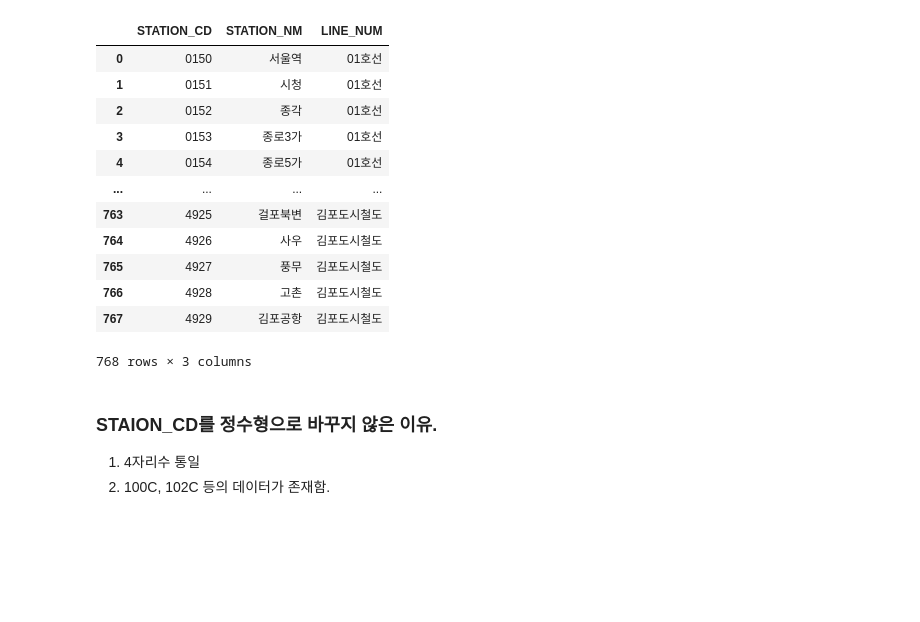
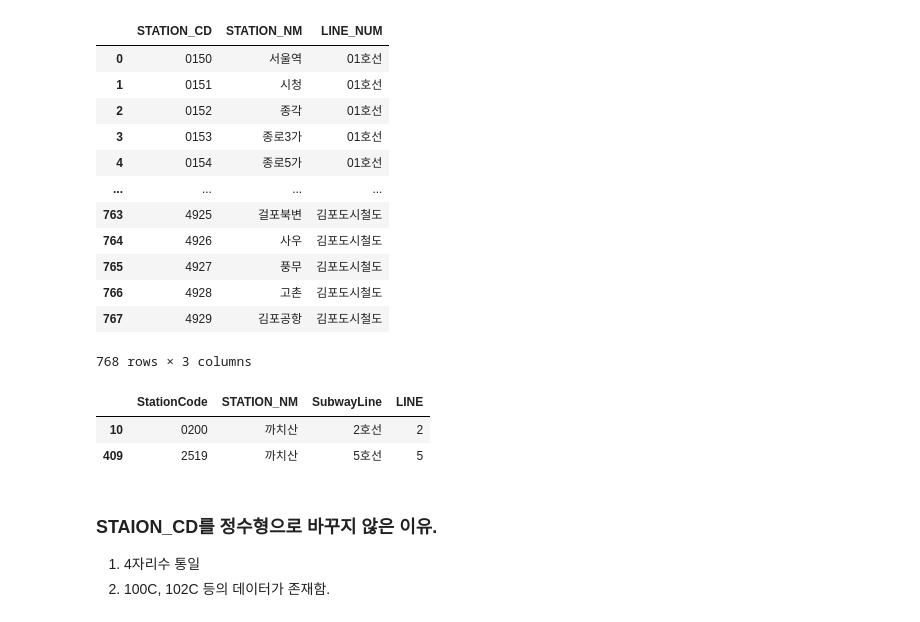
Before and after one commit to chuldong05/Data_Preprocessing, a Jupyter notebook: Jupyter Notebook File/수도권 지하철 DB 구축(팀원 공유용) 하드코딩.ipynb, the cells around one changed output. Drawn from its saved outputs; the diff is of its cells as text; code cells hidden in the pictures; blank space fills up the shorter version.

```diff
--- a/Jupyter Notebook File/수도권 지하철 DB 구축(팀원 공유용) 하드코딩.ipynb
+++ b/Jupyter Notebook File/수도권 지하철 DB 구축(팀원 공유용) 하드코딩.ipynb
@@ -43,6 +43,12 @@ Station_Info
 | 766 | 4928 | 고촌 | 김포도시철도 |
 | 767 | 4929 | 김포공항 | 김포도시철도 |
 768 rows × 3 columns
+# %%
+Station_Info[Station_Info['STATION_NM']=="까치산"]
+# %% [output]
+|  | StationCode | STATION_NM | SubwayLine | LINE |
+| 10 | 0200 | 까치산 | 2호선 | 2 |
+| 409 | 2519 | 까치산 | 5호선 | 5 |
 # %%
 #Station_Info[Station_Info['SubwayLine']=="김포도시철도"]
 # %% [markdown]
```
Also changed, not shown: parts of 4 cells of this notebook, 4 other files.
